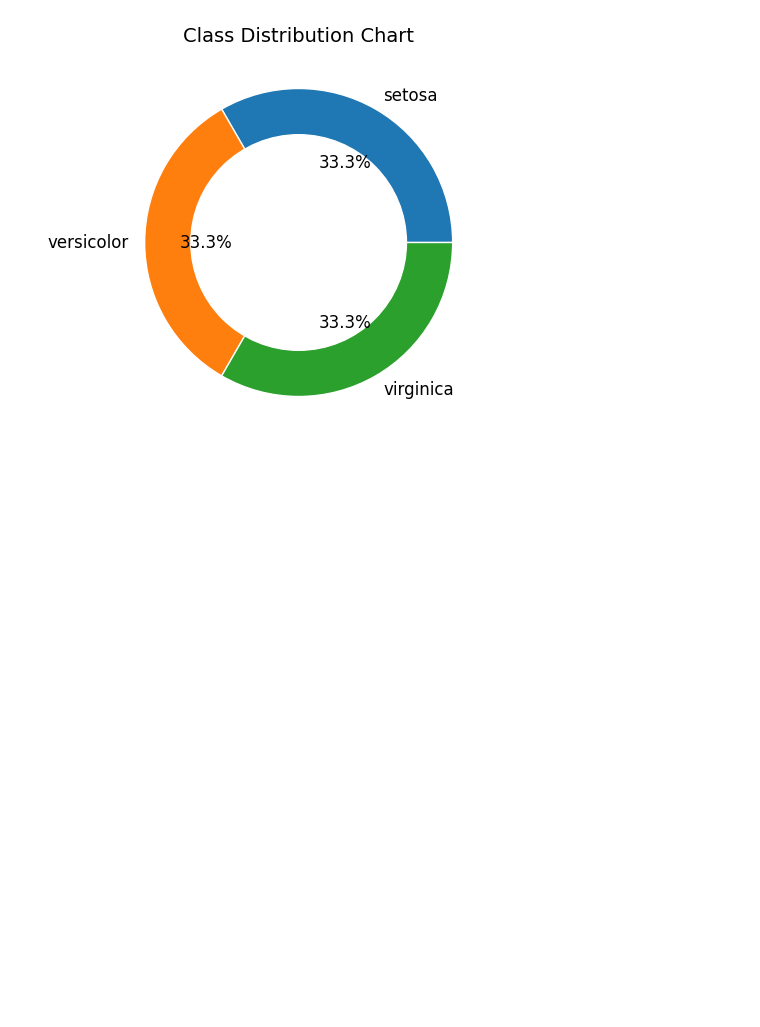
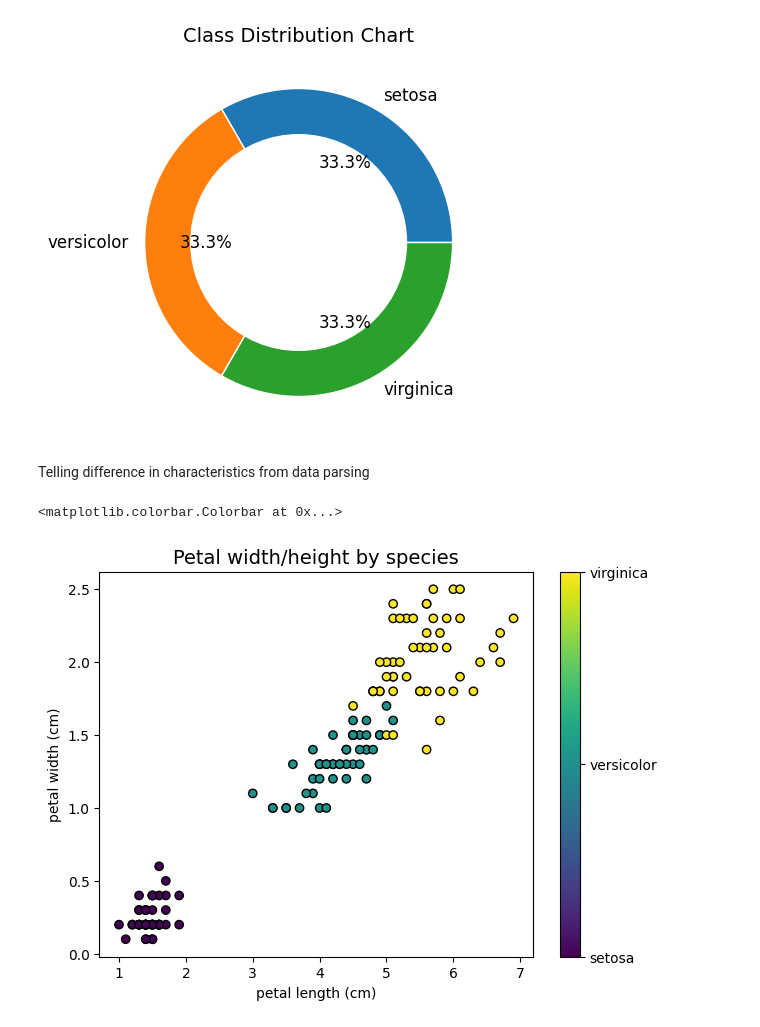
Before and after one commit to dimiporf/Contemporary-Approach-on-Programming-Lanuages---Scripts-for-University-of-Derby--Thesis-2023, a Jupyter notebook: datavis_100567030.ipynb, the cells around one changed output. Saved outputs shown, nothing was run; the diff lists cells and outputs as text; code cells hidden in the pictures; blank space fills up the shorter version.

```diff
--- a/datavis_100567030.ipynb
+++ b/datavis_100567030.ipynb
@@ -137,3 +137,18 @@ plt.title('Class Distribution Chart', size=14)
 # %% [output]
 Text(0.5, 1.0, 'Class Distribution Chart')
 [figure]
+# %% [markdown]
+Telling difference in characteristics from data parsing
+# %%
+formatter = FuncFormatter(lambda v, _: iris_y_labels[v])
+# %%
+plt.figure(figsize=(7,5))
+plt.scatter(iris_x[:,2], iris_x[:,3], c=iris_y, edgecolor='k')
+plt.xlabel(iris_x_labels[2])
+plt.ylabel(iris_x_labels[3])
+
+plt.title("Petal width/height by species", size=14)
+plt.colorbar(ticks=[0,1,2], format=formatter)
+# %% [output]
+<matplotlib.colorbar.Colorbar at 0x...>
+[figure, added]
```
Also changed, not shown: parts of 2 cells of this notebook.
